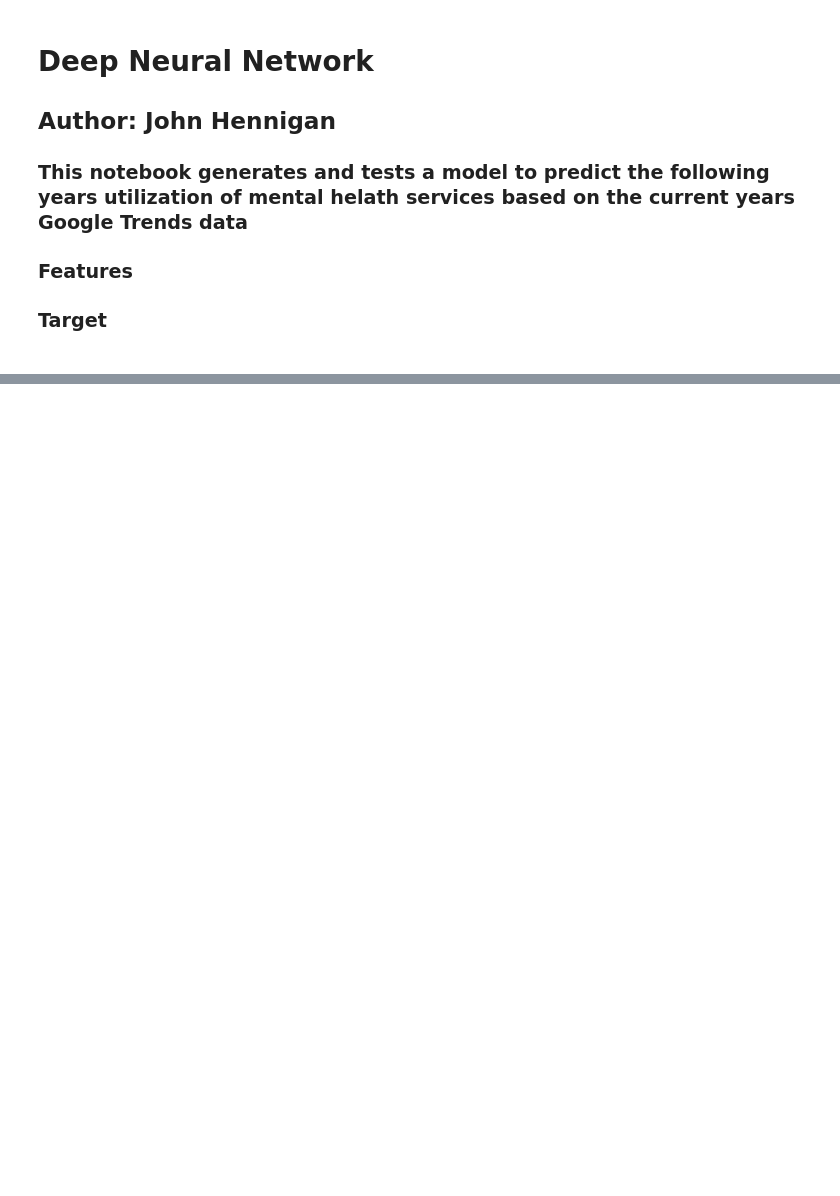
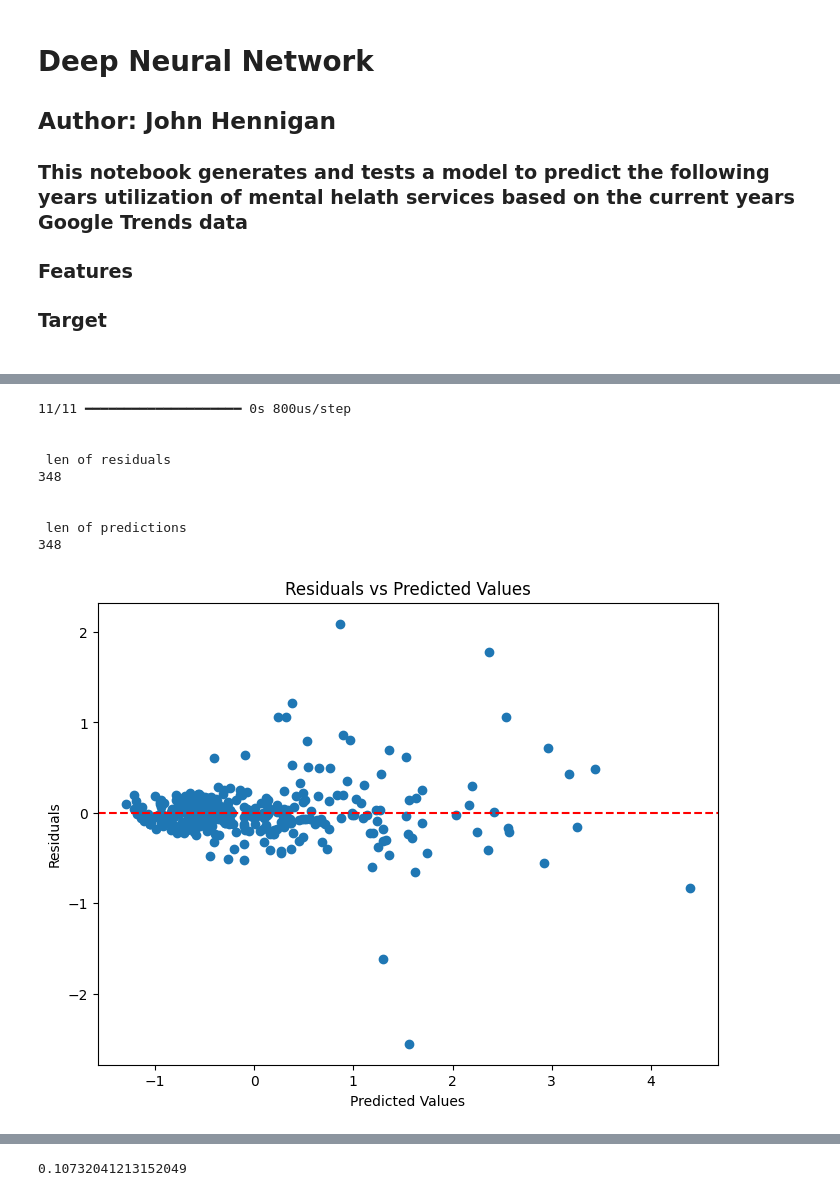
Before and after one commit to jonjonbinx1/GSMH, a Jupyter notebook: models/dnn.ipynb, the cells around one changed output, grey strips where cells are left out. Saved outputs shown, nothing was run; the diff lists cells and outputs as text; code cells hidden in the pictures; blank space fills up the shorter version.

```diff
--- a/models/dnn.ipynb
+++ b/models/dnn.ipynb
@@ -148,0 +351,26 @@ Test R-squared Score: 0.6893237543767026
+# %%
+#reusing some code to test on full dataset
+# Standardize the data
+scaler = StandardScaler()
+X_check = Xscaler.transform(X)
+pred = model.predict(X_check)
+
+targets = df[target_col].values
+targets = Yscaler.transform(targets.reshape(-1, 1)).flatten()
+
+# print(len(targets))
+check_homoscedasticity(targets, pred.flatten().tolist())
+plot_predictions_vs_actual(targets, pred.flatten())
+
+print(mean_squared_error(targets, pred))
+# %% [output]
+11/11 ━━━━━━━━━━━━━━━━━━━━ 0s 800us/step
+
+
+ len of residuals
+348
+
+
+ len of predictions
+348
+[figure, added]
@@ -148,0 +378 @@ Test R-squared Score: 0.6893237543767026
+0.10732041213152049
```
Also changed, not shown: parts of 9 cells of this notebook, 3 other files.
